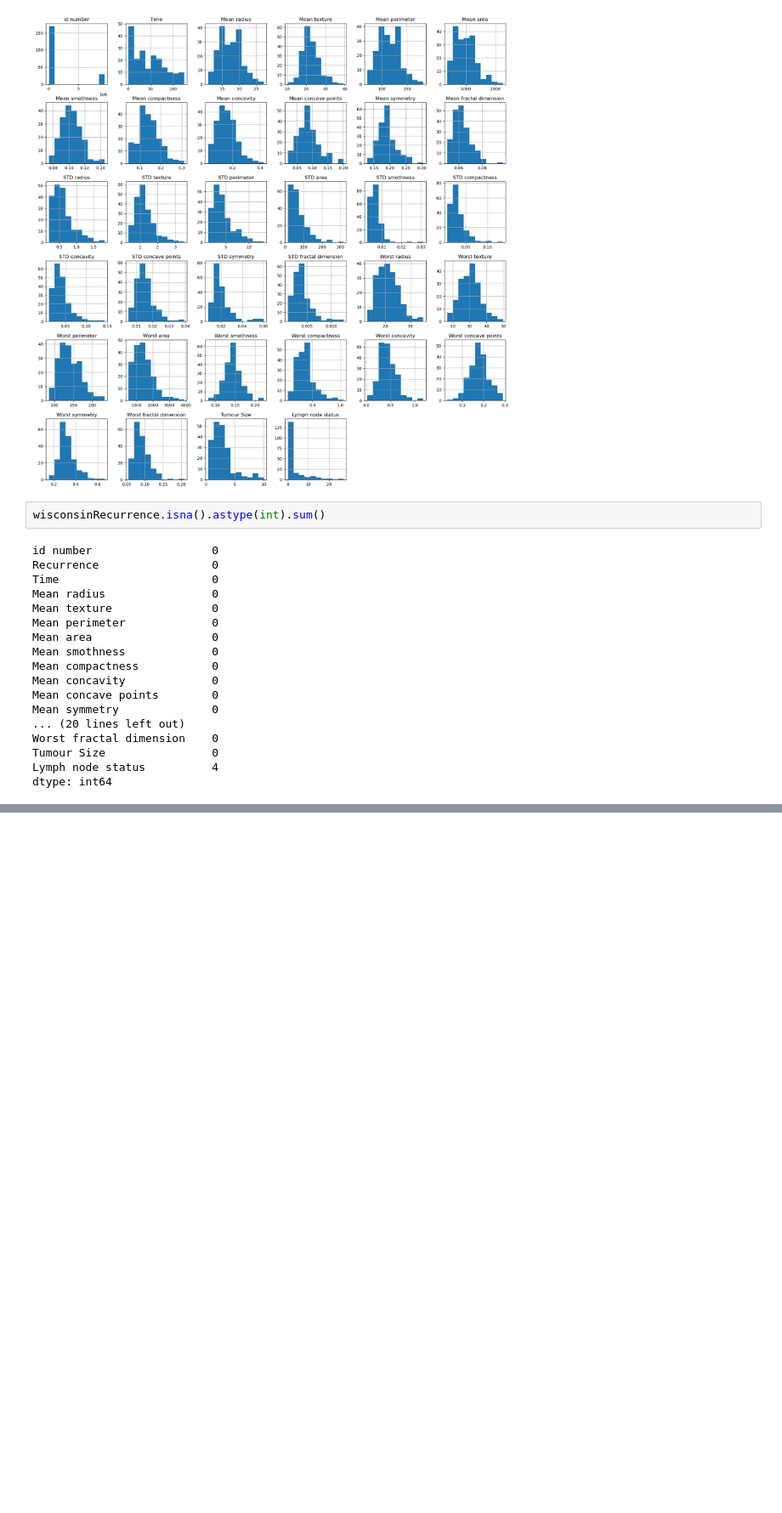
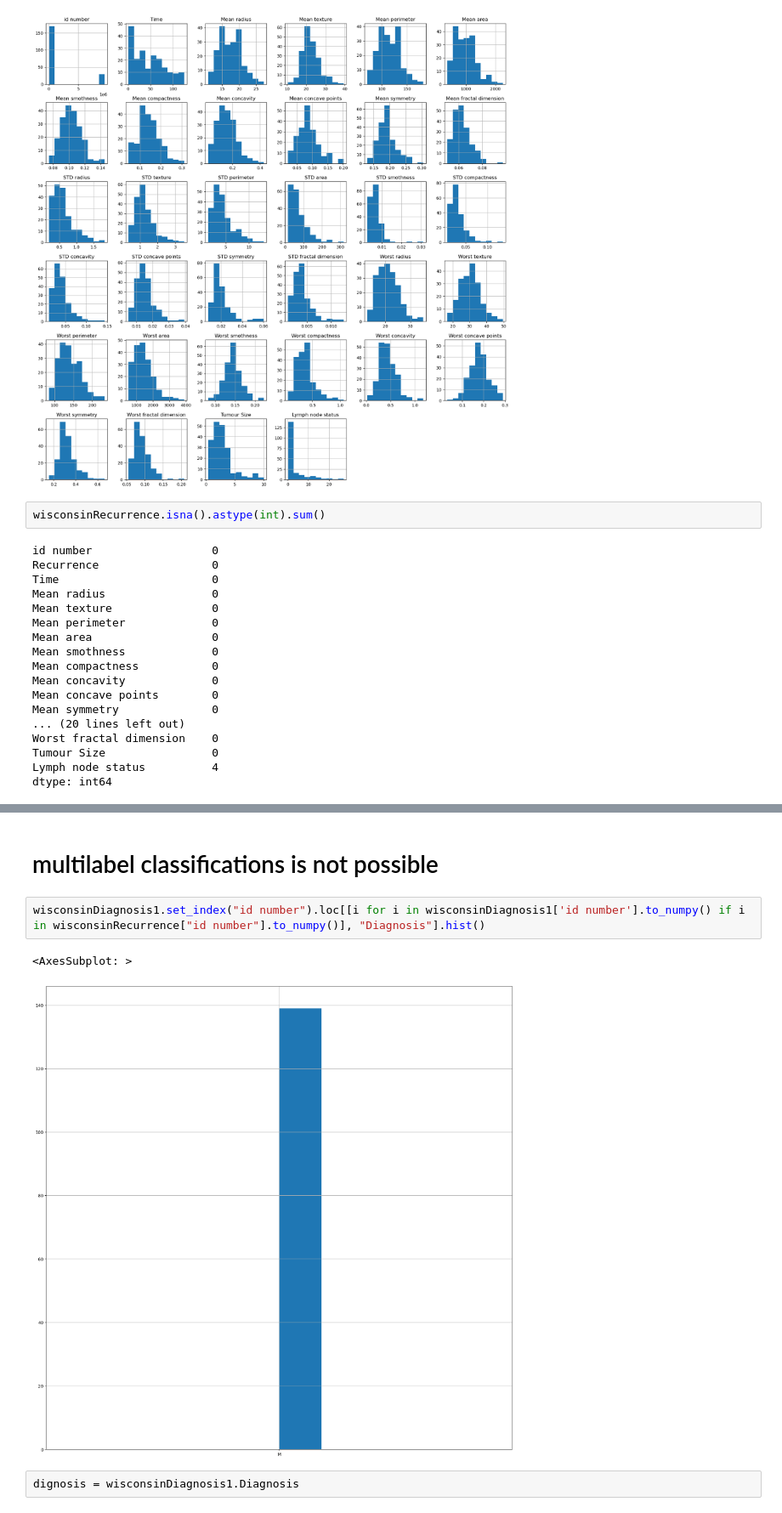
Before and after one commit to Raaaii/Breast_Cancer_ML-DL, a Jupyter notebook: preprocessingAndFeatureSelection/preprocessingAndFeatureSelection.ipynb, the cells around one changed output, grey strips where cells are left out. Shown at 85% size. Saved outputs shown, nothing was run; the diff lists cells and outputs as text; blank space fills up the shorter version.

```diff
--- a/preprocessingAndFeatureSelection/preprocessingAndFeatureSelection.ipynb
+++ b/preprocessingAndFeatureSelection/preprocessingAndFeatureSelection.ipynb
@@ -218,0 +245,9 @@ dtype: int64
+# %% [markdown]
+# multilabel classifications is not possible
+# %%
+wisconsinDiagnosis1.set_index("id number").loc[[i for i in wisconsinDiagnosis1['id number'].to_numpy() if i in wisconsinRecurrence["id number"].to_numpy()], "Diagnosis"].hist()
+# %% [output]
+<AxesSubplot: >
+[figure, added]
+# %%
+dignosis = wisconsinDiagnosis1.Diagnosis
```
Also changed, not shown: parts of 47 cells of this notebook.
